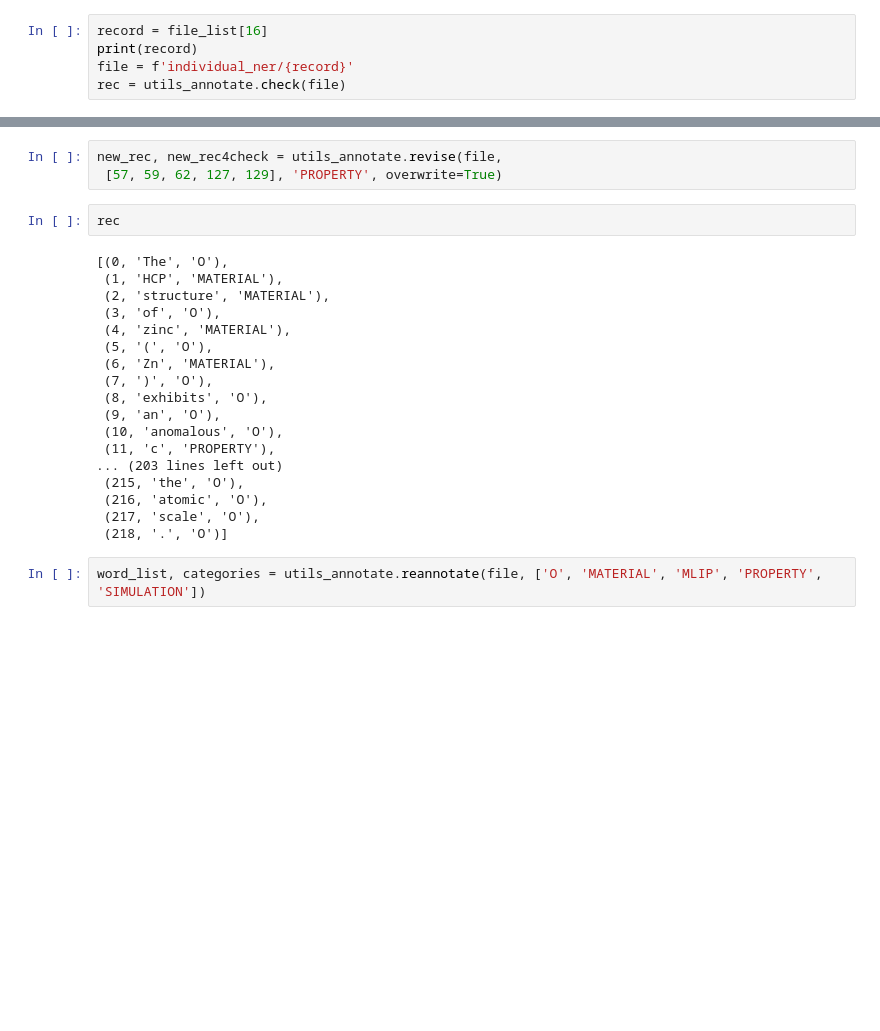
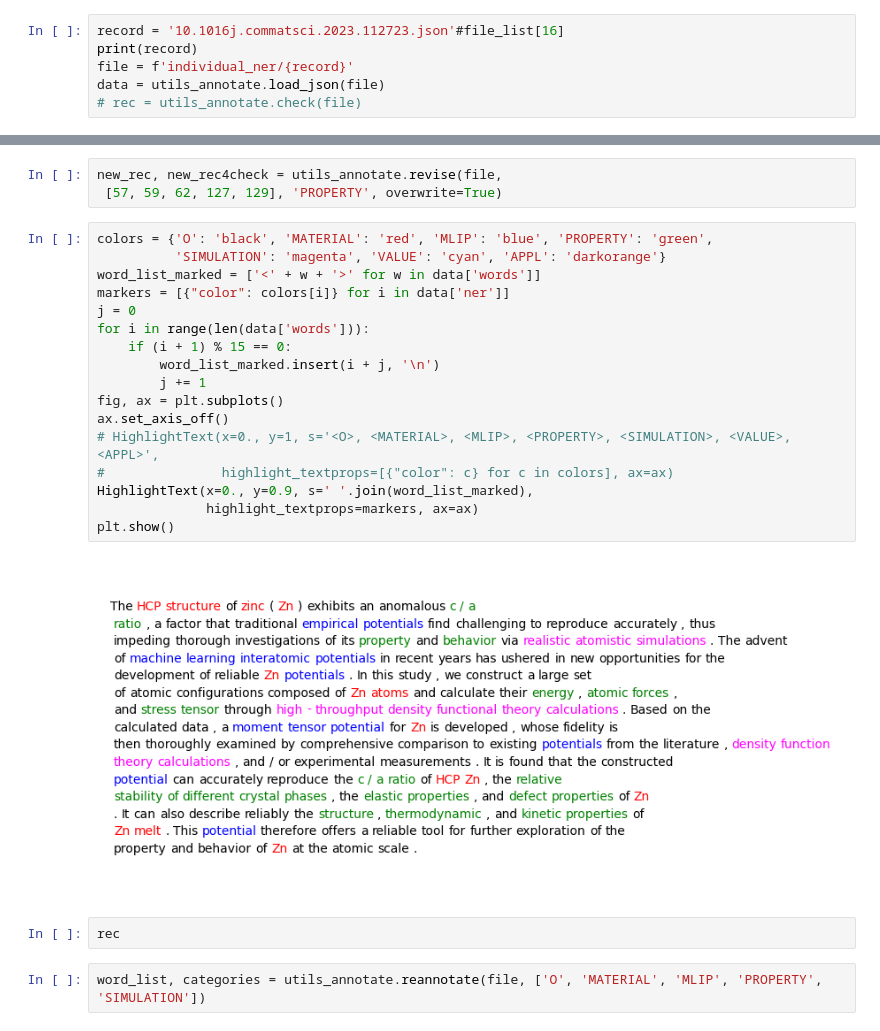
Before and after one commit to BOWENmeZHENG/Bert-NER, a Jupyter notebook: annotation_check.ipynb, the cells around one changed output, grey strips where cells are left out. Cells and saved outputs as stored; diff of their text form; blank space fills up the shorter version.

```diff
--- a/annotation_check.ipynb
+++ b/annotation_check.ipynb
@@ -33,32 +37,34 @@ file_list
 # %%
-record = file_list[16]
+record = '10.1016j.commatsci.2023.112723.json'#file_list[16]
 print(record)
 file = f'individual_ner/{record}'
-rec = utils_annotate.check(file)
+data = utils_annotate.load_json(file)
+# rec = utils_annotate.check(file)
 # %% [output]
 10.1016j.commatsci.2023.112723.json
 # %%
 new_rec, new_rec4check = utils_annotate.revise(file,
  [57, 59, 62, 127, 129], 'PROPERTY', overwrite=True)
+# %%
+colors = {'O': 'black', 'MATERIAL': 'red', 'MLIP': 'blue', 'PROPERTY': 'green',
+          'SIMULATION': 'magenta', 'VALUE': 'cyan', 'APPL': 'darkorange'}
+word_list_marked = ['<' + w + '>' for w in data['words']]
+markers = [{"color": colors[i]} for i in data['ner']]
+j = 0
+for i in range(len(data['words'])):
+    if (i + 1) % 15 == 0:
+        word_list_marked.insert(i + j, '\n')
+        j += 1
+fig, ax = plt.subplots()
+ax.set_axis_off()
+# HighlightText(x=0., y=1, s='<O>, <MATERIAL>, <MLIP>, <PROPERTY>, <SIMULATION>, <VALUE>, <APPL>',
+#               highlight_textprops=[{"color": c} for c in colors], ax=ax)
+HighlightText(x=0., y=0.9, s=' '.join(word_list_marked),
+              highlight_textprops=markers, ax=ax)
+plt.show()
+# %% [output]
+[figure, added]
 # %%
 rec
-# %% [output]
-[(0, 'The', 'O'),
- (1, 'HCP', 'MATERIAL'),
- (2, 'structure', 'MATERIAL'),
- (3, 'of', 'O'),
- (4, 'zinc', 'MATERIAL'),
- (5, '(', 'O'),
- (6, 'Zn', 'MATERIAL'),
- (7, ')', 'O'),
- (8, 'exhibits', 'O'),
- (9, 'an', 'O'),
- (10, 'anomalous', 'O'),
- (11, 'c', 'PROPERTY'),
-... (203 lines left out)
- (215, 'the', 'O'),
- (216, 'atomic', 'O'),
- (217, 'scale', 'O'),
- (218, '.', 'O')]
 # %%
 word_list, categories = utils_annotate.reannotate(file, ['O', 'MATERIAL', 'MLIP', 'PROPERTY', 'SIMULATION'])
```
Also changed, not shown: parts of 2 cells of this notebook, 2 other files.
